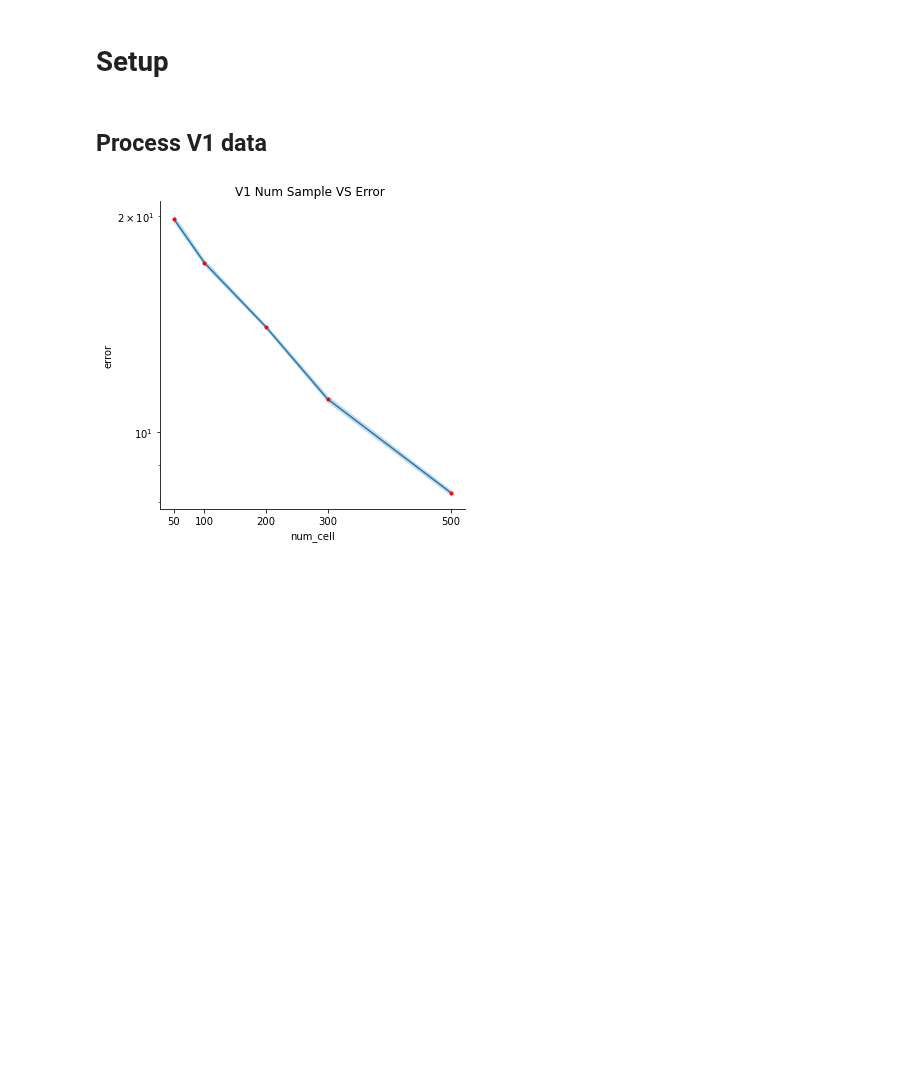
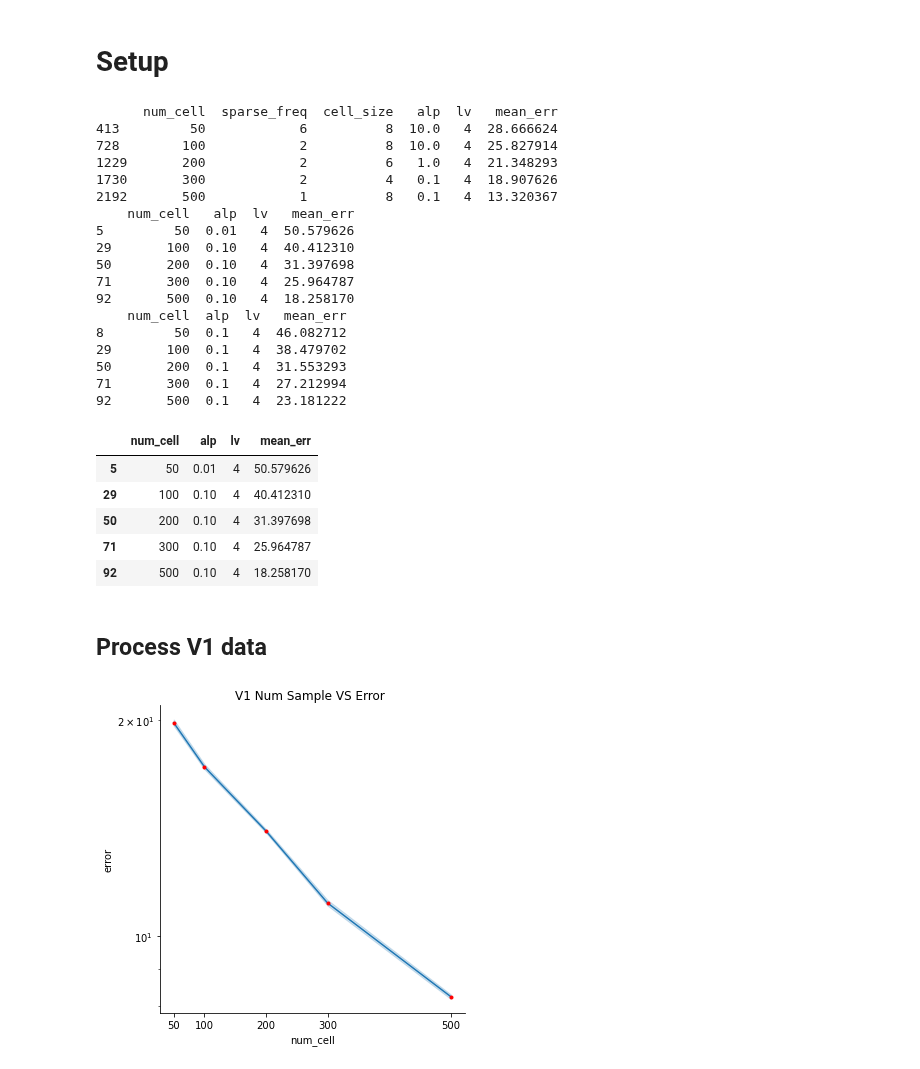
Before and after one commit to qkstngus000/Visual-Compressive-Sensing, a Jupyter notebook: experiment/method_figures/dct_numcell_vs_error_graph.ipynb, the cells around one changed output. Saved outputs shown, nothing was run; the diff lists cells and outputs as text; code cells hidden in the pictures; blank space fills up the shorter version.

```diff
--- a/experiment/method_figures/dct_numcell_vs_error_graph.ipynb
+++ b/experiment/method_figures/dct_numcell_vs_error_graph.ipynb
@@ -20,14 +20,48 @@ SyntaxError: invalid syntax (compress_sensing_library.py, line 582)
 # %% [markdown]
 # Setup
 # %%
-img_nm = 'peppers'
+img = 'tree_part1.jpg'
+# img_nm = img.split('.')[0]
 root = search_root()
-load_V1 = '{root}/result/dct/{img}/V1/color_param_Wed_May_31_12_55_18_2023.csv'.format(root = root, img = img_nm)
-load_pixel = '{root}/result/dct/{img}/pixel/color_param_Mon_May_15_04_26_35_2023.csv'.format(root = root, img = img_nm)
-load_gaussian = '{root}/result/dct/{img}/gaussian/color_param_Mon_May_15_05_30_24_2023.csv'.format(root = root, img = img_nm)
-directory = "num_cell_error"
-save = True
-data = [load_pixel, load_gaussian, load_V1]
+V1_file = 'param_db2_Mon_Apr_24_13_52_32_2023.csv'
+pixel_file = 'param_db2_Mon_Apr_24_12_36_36_2023.csv'
+gau_file = 'param_db2_Mon_Apr_24_12_37_23_2023.csv'
+
+data = process_result_data(img, 'dwt', pixel_file, gau_file, V1_file)
+
+# load_V1 = '{root}/result/dct/{img}/V1/color_param_Wed_May_31_12_55_18_2023.csv'.format(root = root, img = img_nm)
+# load_pixel = '{root}/result/dct/{img}/pixel/color_param_Mon_May_15_04_26_35_2023.csv'.format(root = root, img = img_nm)
+# load_gaussian = '{root}/result/dct/{img}/gaussian/color_param_Mon_May_15_05_30_24_2023.csv'.format(root = root, img = img_nm)
+# directory = "num_cell_error"
+
+# save = True
+# data = [load_pixel, load_gaussian, load_V1]
+data['gaussian']
+# %% [output]
+      num_cell  sparse_freq  cell_size   alp  lv   mean_err
+413         50            6          8  10.0   4  28.666624
+728        100            2          8  10.0   4  25.827914
+1229       200            2          6   1.0   4  21.348293
+1730       300            2          4   0.1   4  18.907626
+2192       500            1          8   0.1   4  13.320367
+    num_cell   alp  lv   mean_err
+5         50  0.01   4  50.579626
+29       100  0.10   4  40.412310
+50       200  0.10   4  31.397698
+71       300  0.10   4  25.964787
+92       500  0.10   4  18.258170
+    num_cell  alp  lv   mean_err
+8         50  0.1   4  46.082712
+29       100  0.1   4  38.479702
+50       200  0.1   4  31.553293
+71       300  0.1   4  27.212994
+92       500  0.1   4  23.181222
+|  | num_cell | alp | lv | mean_err |
+| 5 | 50 | 0.01 | 4 | 50.579626 |
+| 29 | 100 | 0.10 | 4 | 40.412310 |
+| 50 | 200 | 0.10 | 4 | 31.397698 |
+| 71 | 300 | 0.10 | 4 | 25.964787 |
+| 92 | 500 | 0.10 | 4 | 18.258170 |
 # %% [markdown]
 ## Process V1 data
 # %%
```
Also changed, not shown: parts of 2 cells of this notebook, 11 other files.
